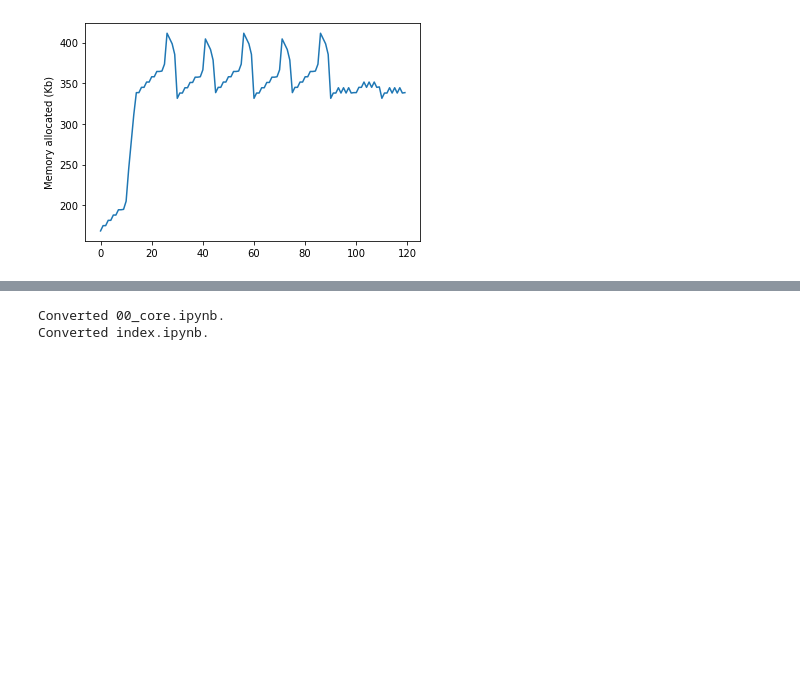
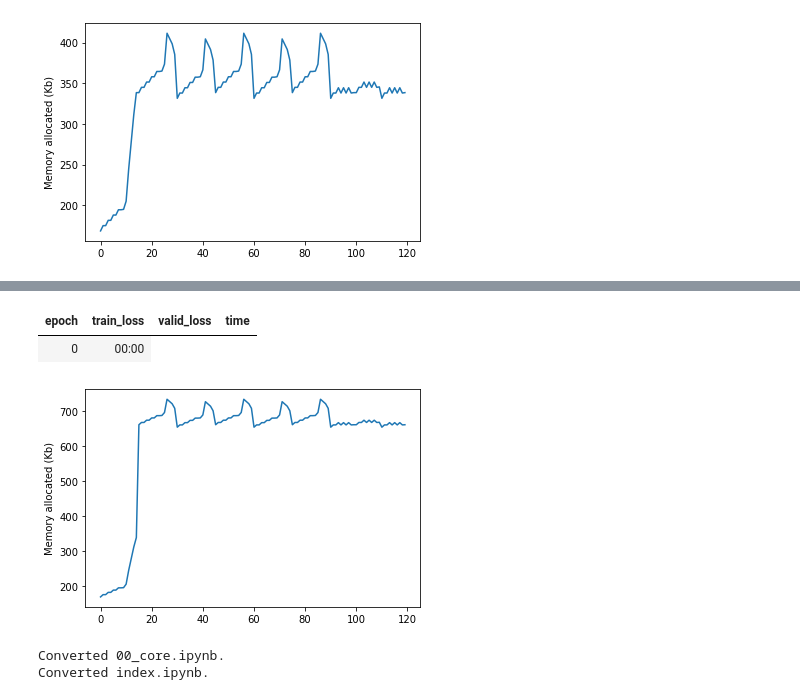
Before and after one commit to arampacha/pt_memprofile, a Jupyter notebook: 00_core.ipynb, the cells around one changed output, grey strips where cells are left out. Saved outputs shown, nothing was run; the diff lists cells and outputs as text; code cells hidden in the pictures; blank space fills up the shorter version.

```diff
--- a/00_core.ipynb
+++ b/00_core.ipynb
@@ -264,3 +275,15 @@ learn.mem_stats.plot()
+# %%
+#cuda
+learn = Learner(dls, simple_model(), loss_func=CrossEntropyLossFlat(), cbs=MemStatsCallback(), opt_func=Adam)
+learn.fit(1, 1e-3, cbs=[ShortEpochCallback(pct=0.1)])
+# %% [output]
+| epoch | train_loss | valid_loss | time |
+| 0 | 00:00 |
+# %%
+#cuda
+learn.mem_stats.plot()
+# %% [output]
+[figure, added]
 # %%
 #hide
 from nbdev.export import notebook2script; notebook2script()
```
Also changed, not shown: parts of 3 cells of this notebook, 3 other files.
